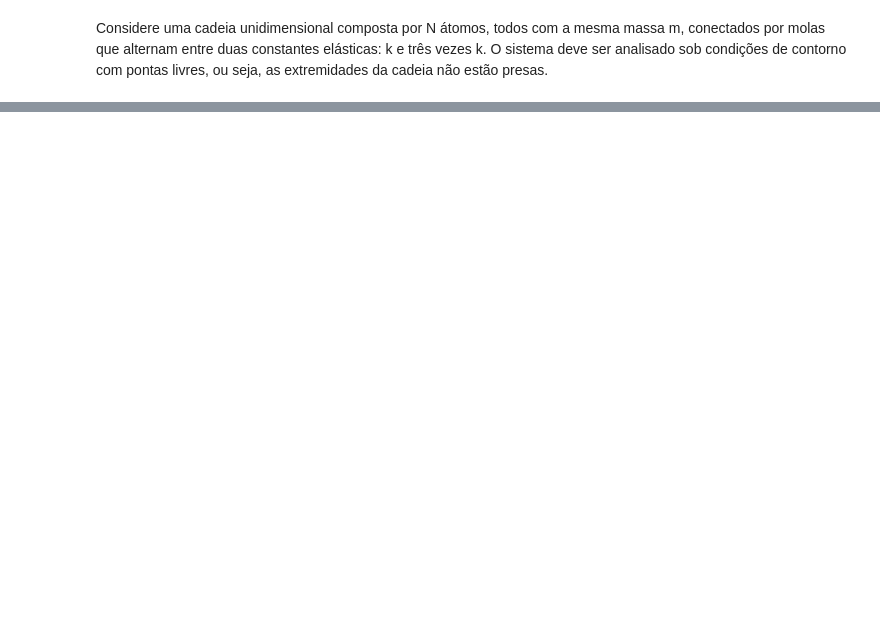
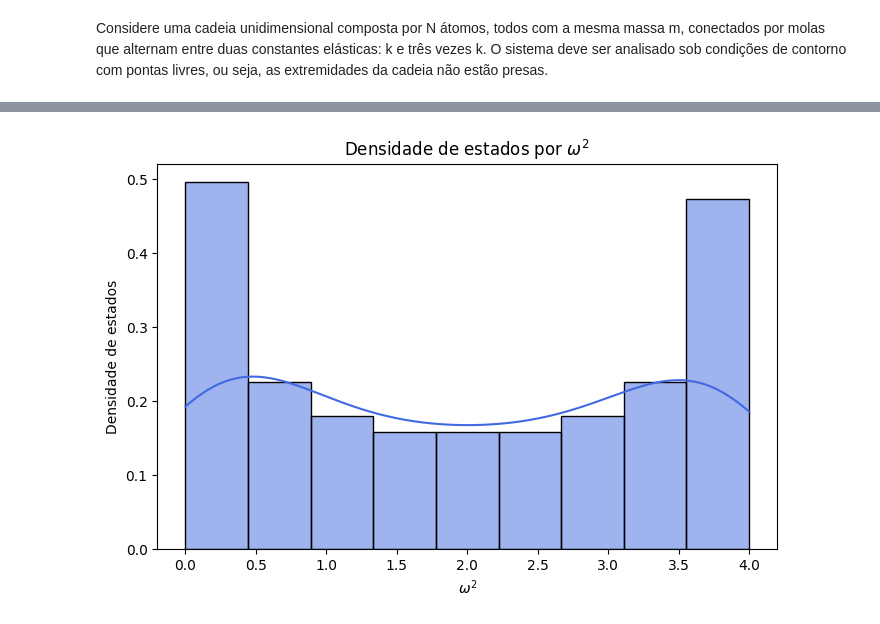
Before and after one commit to pimazzo/AV5, a Jupyter notebook: AV5.ipynb, the cells around one changed output, grey strips where cells are left out. Saved outputs shown, nothing was run; the diff lists cells and outputs as text; code cells hidden in the pictures; blank space fills up the shorter version.

```diff
--- a/AV5.ipynb
+++ b/AV5.ipynb
@@ -76,3 +78,14 @@ plt.show()
+# %%
+#=========================================== Plotando os resultados ===========================================
+plt.figure(figsize=(8, 5))
+omega1= frequencias_ordenadas1**2
+sns.histplot(omega1, bins=9, kde=True, stat='density', color='royalblue')
+plt.xlabel(r'$\omega^2$')
+plt.ylabel('Densidade de estados')
+plt.title('Densidade de estados por $\omega^2$')
+plt.show()
+# %% [output]
+[figure, added]
 # %%
 def plot_modes(autovetores2, idx, title, N, case):
     plt.figure(figsize=(15, 10))
```
Also changed, not shown: parts of 5 cells of this notebook, 4 other files.
